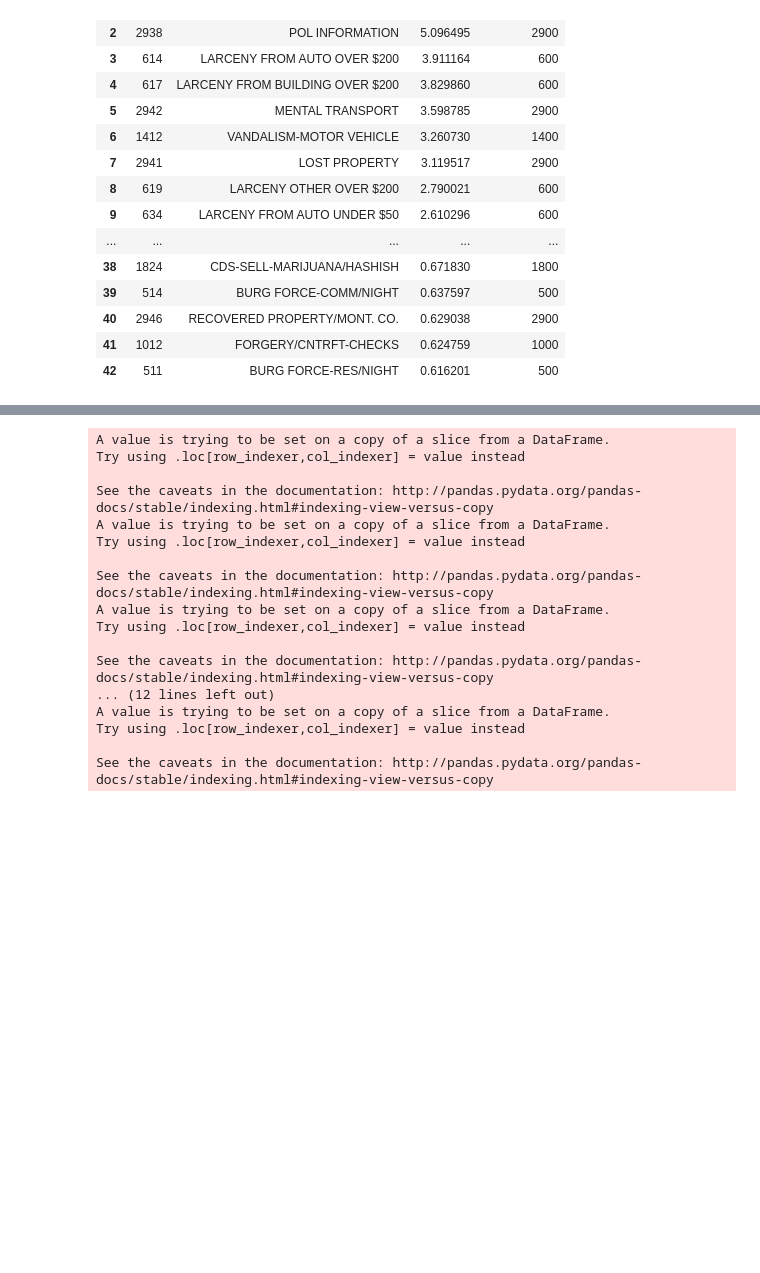
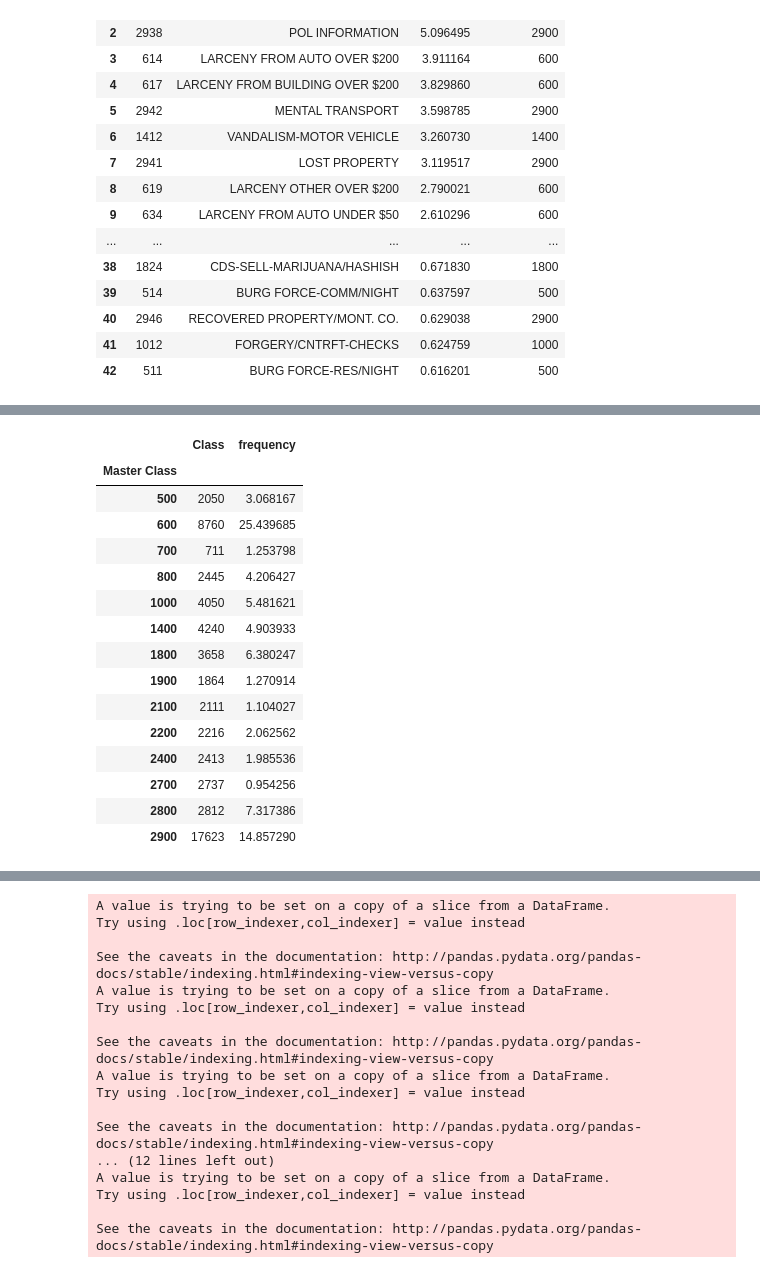
Before and after one commit to marco-olimpio/ufrn, a Jupyter notebook: EEC2006/1_CrimeProject/Finding crime patterns in Montgomery County.ipynb, the cells around one changed output, grey strips where cells are left out. Saved outputs shown, nothing was run; the diff lists cells and outputs as text; code cells hidden in the pictures; blank space fills up the shorter version.

```diff
--- a/EEC2006/1_CrimeProject/Finding crime patterns in Montgomery County.ipynb
+++ b/EEC2006/1_CrimeProject/Finding crime patterns in Montgomery County.ipynb
@@ -348,3 +353,22 @@ test_top
+# %%
+test_top.groupby(['Master Class']).sum()
+# %% [output]
+|  | Class | frequency |
+| Master Class |  |  |
+| 500 | 2050 | 3.068167 |
+| 600 | 8760 | 25.439685 |
+| 700 | 711 | 1.253798 |
+| 800 | 2445 | 4.206427 |
+| 1000 | 4050 | 5.481621 |
+| 1400 | 4240 | 4.903933 |
+| 1800 | 3658 | 6.380247 |
+| 1900 | 1864 | 1.270914 |
+| 2100 | 2111 | 1.104027 |
+| 2200 | 2216 | 2.062562 |
+| 2400 | 2413 | 1.985536 |
+| 2700 | 2737 | 0.954256 |
+| 2800 | 2812 | 7.317386 |
+| 2900 | 17623 | 14.857290 |
 # %% [markdown]
 <h3>Could we categorize the types of crimes in violent or not?</h3>
 
```
Also changed, not shown: parts of 71 cells of this notebook.
